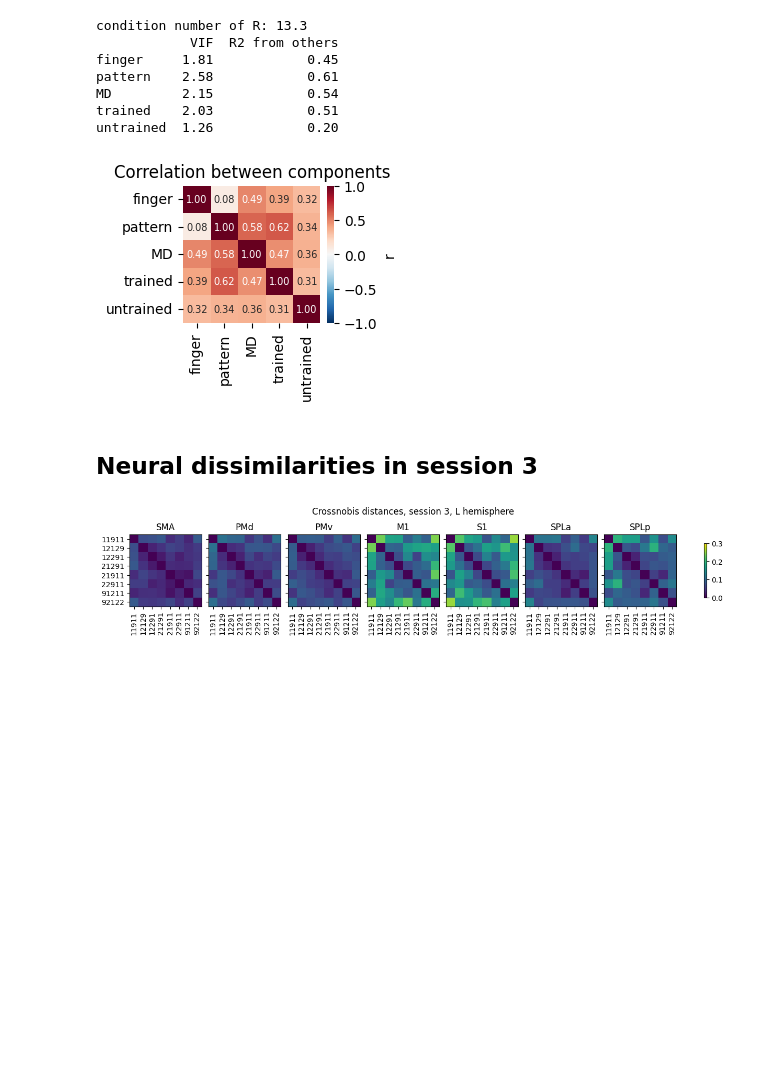
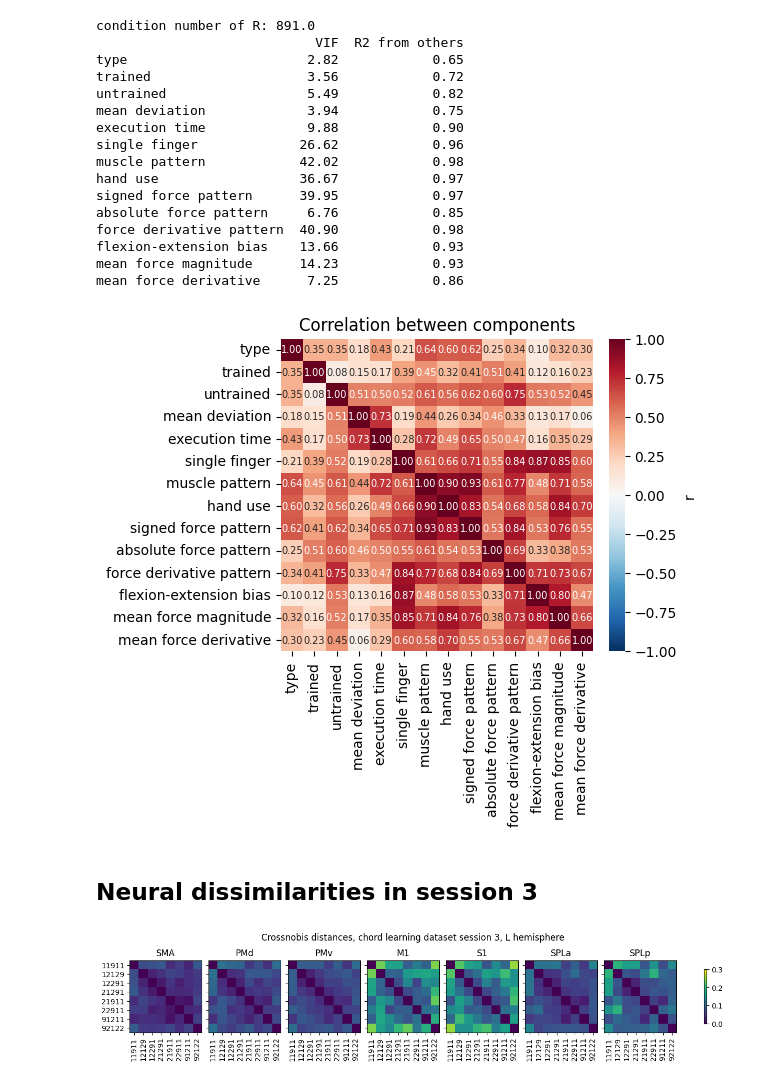
Before and after one commit to mnlmrc/EFC_learningfMRI, a Jupyter notebook: notebooks/component_model.ipynb, the cells around one changed output. Saved outputs shown, nothing was run; the diff lists cells and outputs as text; code cells hidden in the pictures; blank space fills up the shorter version.

```diff
--- a/notebooks/component_model.ipynb
+++ b/notebooks/component_model.ipynb
@@ -18,7 +21,28 @@ atlas = 'ROI'
 rois  = gl.rois[atlas]
 glm   = 3
 sns   = gl.participants
-                       # the shade pcm.model_plot uses for the band
+
+# the components shown in the first two plots (what each predicts, how they correlate);
+# names are the keys of models.make_G_dict
+comp_names   = ['trained', 'untrained', 'single finger', 'muscle pattern', 'hand use', 'signed force pattern', 'force derivative pattern', 'flexion-extension bias', 'mean force magnitude']
+
+chord_models = [c for c in comp_names if c not in ('type', 'trained', 'untrained')]   # properties of the chords themselves
+id_cols      = ['sn', 'session', 'Hem', 'roi']
+
+# # the components of the PCM fit on the drive (scripts/component_model.py --what fit), read off the fit itself:
+# # the weight and model-family tsvs are named after this set, so the plots below always match the last fit
+# fit_fname        = f'component_model.theta_in.{atlas}.glm{glm}.3.{H}.{rois[0]}.p'
+# fit_names        = list(pd.read_pickle(os.path.join(gl.baseDir, gl.pcmDir, f'subj{sns[0]}', fit_fname))['comp_names'])
+# fit_comp         = '_'.join(fit_names)
+# fit_chord_models = [c for c in fit_names if c not in ('type', 'trained', 'untrained')]
+# print('components of the fit:', fit_names)
+
+# one colour per component, shared by every plot below
+palette = {'type': 'grey', 'trained': 'red', 'untrained': 'blue',
+           'mean deviation': 'black', 'execution time': 'dimgrey',
+           'single finger': 'purple', 'muscle pattern': 'brown', 'hand use': 'pink',
+           'signed force pattern': 'green', 'absolute force pattern': 'orange', 'force derivative pattern': 'olive',
+           'flexion-extension bias': 'teal', 'mean force magnitude': 'gold', 'mean force derivative': 'cyan'}
 # %% [markdown]
 # Component model
 
@@ -81,31 +106,40 @@ plt.show()
 # %%
 # correlation between the component Gs above (trace-normalised, upper triangle with the diagonal)
 iu = np.triu_indices(Mc.Gc.shape[1])
 R  = np.corrcoef(np.array([G[iu] for G in Mc.Gc]))
 
 # condition number: one number for the whole set, large when some combination of components is close to another
 # VIF = diag(inv(R)) says which component it is: R2 = 1 - 1/VIF is how well the others predict it
 print(f'condition number of R: {np.linalg.cond(R):.1f}')
 vif = pd.DataFrame({'VIF': np.diag(np.linalg.inv(R))}, index=comp_names)
 vif['R2 from others'] = 1 - 1 / vif.VIF
 print(vif.round(2))
 
-fig, ax = plt.subplots(figsize=(3, 3), constrained_layout=True)
+fig, ax = plt.subplots(figsize=(6, 6), constrained_layout=True)
 
 sb.heatmap(pd.DataFrame(R, index=comp_names, columns=comp_names), ax=ax, vmin=-1, vmax=1, cmap='RdBu_r', annot=True, fmt='.2f', annot_kws={'size': 7}, square=True, cbar_kws={'label': 'r', 'fraction': .05})
 
 ax.set_title(f'Correlation between components')
 
 plt.show()
 # %% [output]
-condition number of R: 13.3
-            VIF  R2 from others
-finger     1.81            0.45
-pattern    2.58            0.61
-MD         2.15            0.54
-trained    2.03            0.51
-untrained  1.26            0.20
+condition number of R: 891.0
+                            VIF  R2 from others
+type                       2.82            0.65
+trained                    3.56            0.72
+untrained                  5.49            0.82
+mean deviation             3.94            0.75
+execution time             9.88            0.90
+single finger             26.62            0.96
+muscle pattern            42.02            0.98
+hand use                  36.67            0.97
+signed force pattern      39.95            0.97
+absolute force pattern     6.76            0.85
+force derivative pattern  40.90            0.98
+flexion-extension bias    13.66            0.93
+mean force magnitude      14.23            0.93
+mean force derivative      7.25            0.86
-[figure, old version]
+[figure, new version]
 # %% [markdown]
 ## Neural dissimilarities in session 3
 # %%
@@ -117,7 +151,7 @@ for s, sn in enumerate(sns):
     for r, roi in enumerate(rois):
         fname = f'G_obs_raw.within_session.{session}.glm{glm}.{H}.{roi}.npy'
         G     = np.load(os.path.join(gl.baseDir, gl.pcmDir, f'subj{sn}', fname))
-        G     = G_sorted(G, sn, order=gl.chordID)     # stored trained-first, put on a common chord order
+        G     = mat.G_sorted(G, sn, order=gl.chordID)     # stored trained-first, put on a common chord order
         D[s, r] = pcm.G_to_dist(G)                    # crossnobis distances
 
 fig, axs = plt.subplots(1, len(rois), figsize=(12, 2.5), constrained_layout=True, sharex=True, sharey=True)
@@ -135,8 +169,8 @@ for r, roi in enumerate(rois):
 
 fig.colorbar(im, ax=axs, fraction=.005)
 
-fig.suptitle(f'Crossnobis distances, session {session}, {H} hemisphere')
+fig.suptitle(f"Crossnobis distances, chord learning dataset session {session}, {H} hemisphere")
 
 plt.show()
 # %% [output]
-[figure, old version]
+[figure, new version]
```
Also changed, not shown: parts of 9 cells of this notebook, 34 other files.
